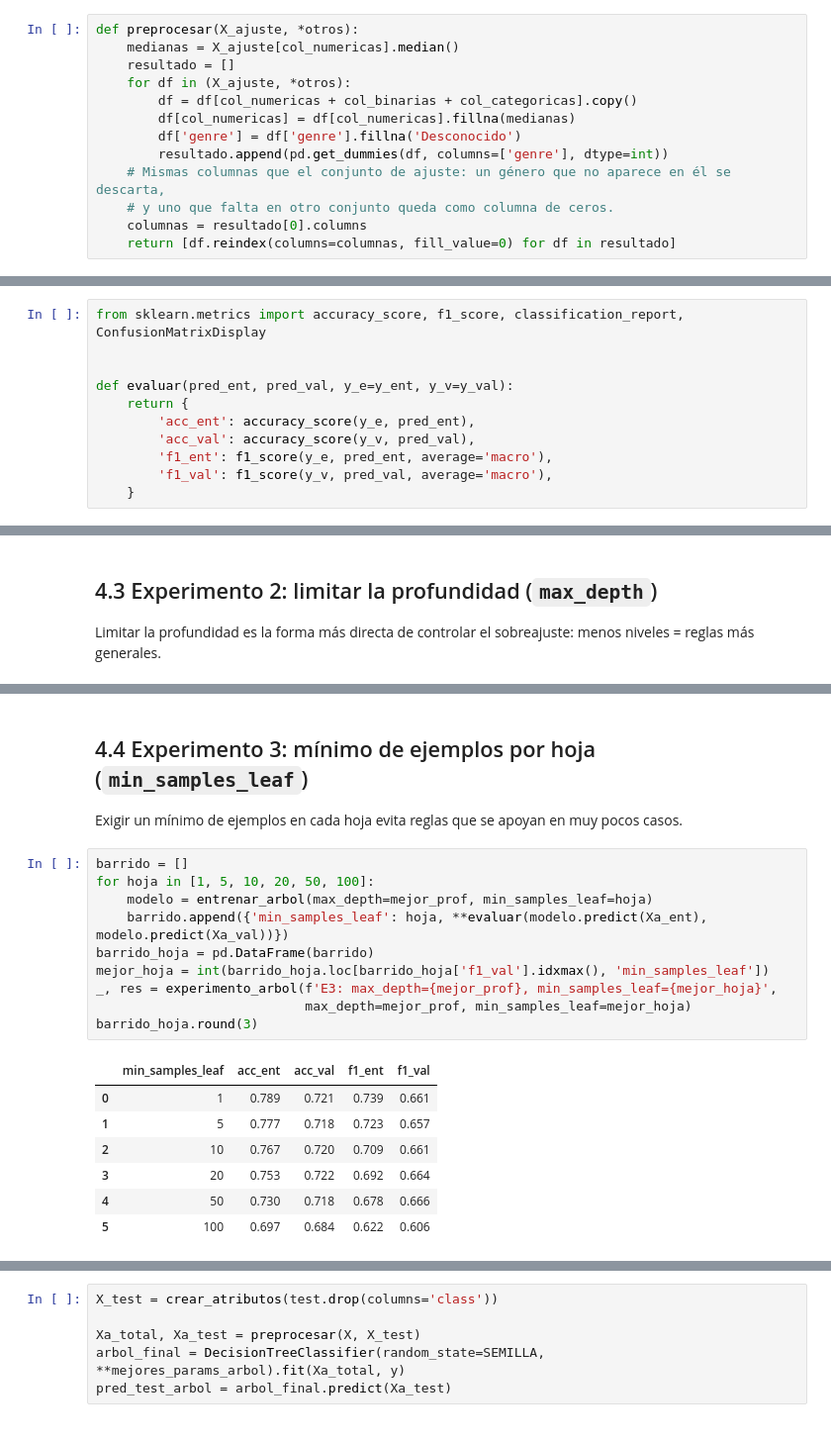
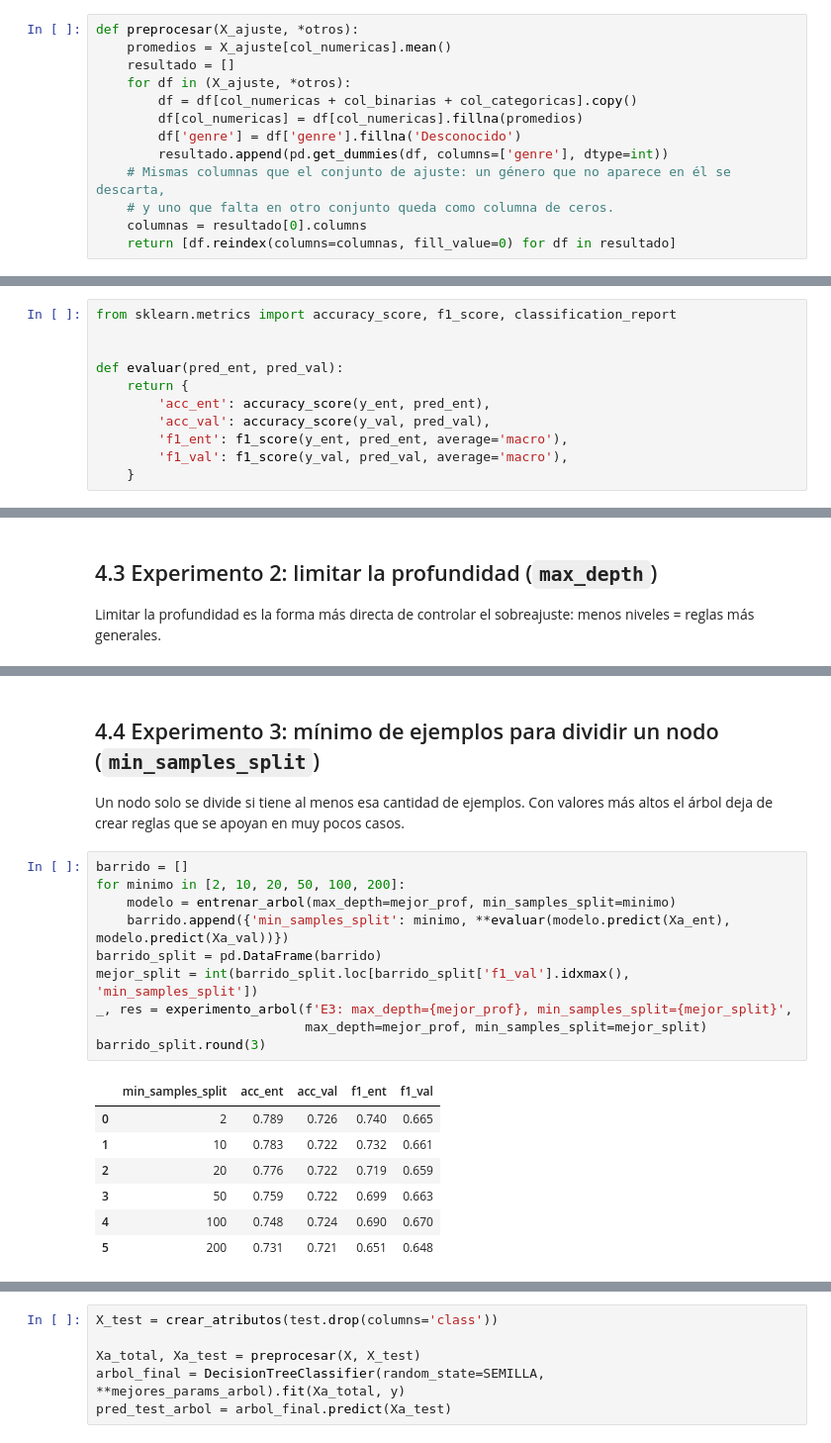
Before and after one commit to ciconid/proyecto-IA, a Jupyter notebook: claude-proyecto/claude-proyecto.ipynb, the cells around one changed output, grey strips where cells are left out. Shown at 99% size. Saved outputs shown, nothing was run; the diff lists cells and outputs as text.

```diff
--- a/claude-proyecto/claude-proyecto.ipynb
+++ b/claude-proyecto/claude-proyecto.ipynb
@@ -374,11 +370,11 @@ La función recibe primero el conjunto con el que se ajusta (de él salen las me
 one-hot) y después los demás conjuntos, a los que solo se les aplica lo calculado con el primero.
 # %%
 def preprocesar(X_ajuste, *otros):
-    medianas = X_ajuste[col_numericas].median()
+    promedios = X_ajuste[col_numericas].mean()
     resultado = []
     for df in (X_ajuste, *otros):
         df = df[col_numericas + col_binarias + col_categoricas].copy()
-        df[col_numericas] = df[col_numericas].fillna(medianas)
+        df[col_numericas] = df[col_numericas].fillna(promedios)
         df['genre'] = df['genre'].fillna('Desconocido')
         resultado.append(pd.get_dummies(df, columns=['genre'], dtype=int))
     # Mismas columnas que el conjunto de ajuste: un género que no aparece en él se descarta,
@@ -395,11 +391,11 @@ Cualquier modelo útil tiene que superarlo.
 # %%
-from sklearn.metrics import accuracy_score, f1_score, classification_report, ConfusionMatrixDisplay
+from sklearn.metrics import accuracy_score, f1_score, classification_report
 
 
-def evaluar(pred_ent, pred_val, y_e=y_ent, y_v=y_val):
+def evaluar(pred_ent, pred_val):
     return {
-        'acc_ent': accuracy_score(y_e, pred_ent),
-        'acc_val': accuracy_score(y_v, pred_val),
-        'f1_ent': f1_score(y_e, pred_ent, average='macro'),
-        'f1_val': f1_score(y_v, pred_val, average='macro'),
+        'acc_ent': accuracy_score(y_ent, pred_ent),
+        'acc_val': accuracy_score(y_val, pred_val),
+        'f1_ent': f1_score(y_ent, pred_ent, average='macro'),
+        'f1_val': f1_score(y_val, pred_val, average='macro'),
     }
@@ -494,24 +479,25 @@ Mejor profundidad en validación: 10
 # %% [markdown]
-## 4.4 Experimento 3: mínimo de ejemplos por hoja (`min_samples_leaf`)
+## 4.4 Experimento 3: mínimo de ejemplos para dividir un nodo (`min_samples_split`)
 
-Exigir un mínimo de ejemplos en cada hoja evita reglas que se apoyan en muy pocos casos.
+Un nodo solo se divide si tiene al menos esa cantidad de ejemplos. Con valores más altos el árbol deja de
+crear reglas que se apoyan en muy pocos casos.
 # %%
 barrido = []
-for hoja in [1, 5, 10, 20, 50, 100]:
-    modelo = entrenar_arbol(max_depth=mejor_prof, min_samples_leaf=hoja)
-    barrido.append({'min_samples_leaf': hoja, **evaluar(modelo.predict(Xa_ent), modelo.predict(Xa_val))})
-barrido_hoja = pd.DataFrame(barrido)
-mejor_hoja = int(barrido_hoja.loc[barrido_hoja['f1_val'].idxmax(), 'min_samples_leaf'])
-_, res = experimento_arbol(f'E3: max_depth={mejor_prof}, min_samples_leaf={mejor_hoja}',
-                           max_depth=mejor_prof, min_samples_leaf=mejor_hoja)
-barrido_hoja.round(3)
+for minimo in [2, 10, 20, 50, 100, 200]:
+    modelo = entrenar_arbol(max_depth=mejor_prof, min_samples_split=minimo)
+    barrido.append({'min_samples_split': minimo, **evaluar(modelo.predict(Xa_ent), modelo.predict(Xa_val))})
+barrido_split = pd.DataFrame(barrido)
+mejor_split = int(barrido_split.loc[barrido_split['f1_val'].idxmax(), 'min_samples_split'])
+_, res = experimento_arbol(f'E3: max_depth={mejor_prof}, min_samples_split={mejor_split}',
+                           max_depth=mejor_prof, min_samples_split=mejor_split)
+barrido_split.round(3)
 # %% [output]
-|  | min_samples_leaf | acc_ent | acc_val | f1_ent | f1_val |
-| 0 | 1 | 0.789 | 0.721 | 0.739 | 0.661 |
-| 1 | 5 | 0.777 | 0.718 | 0.723 | 0.657 |
-| 2 | 10 | 0.767 | 0.720 | 0.709 | 0.661 |
-| 3 | 20 | 0.753 | 0.722 | 0.692 | 0.664 |
-| 4 | 50 | 0.730 | 0.718 | 0.678 | 0.666 |
-| 5 | 100 | 0.697 | 0.684 | 0.622 | 0.606 |
+|  | min_samples_split | acc_ent | acc_val | f1_ent | f1_val |
+| 0 | 2 | 0.789 | 0.726 | 0.740 | 0.665 |
+| 1 | 10 | 0.783 | 0.722 | 0.732 | 0.661 |
+| 2 | 20 | 0.776 | 0.722 | 0.719 | 0.659 |
+| 3 | 50 | 0.759 | 0.722 | 0.699 | 0.663 |
+| 4 | 100 | 0.748 | 0.724 | 0.690 | 0.670 |
+| 5 | 200 | 0.731 | 0.721 | 0.651 | 0.648 |
 # %% [markdown]
 ### Conclusión
```
Also changed, not shown: parts of 91 cells of this notebook, 6 other files.
